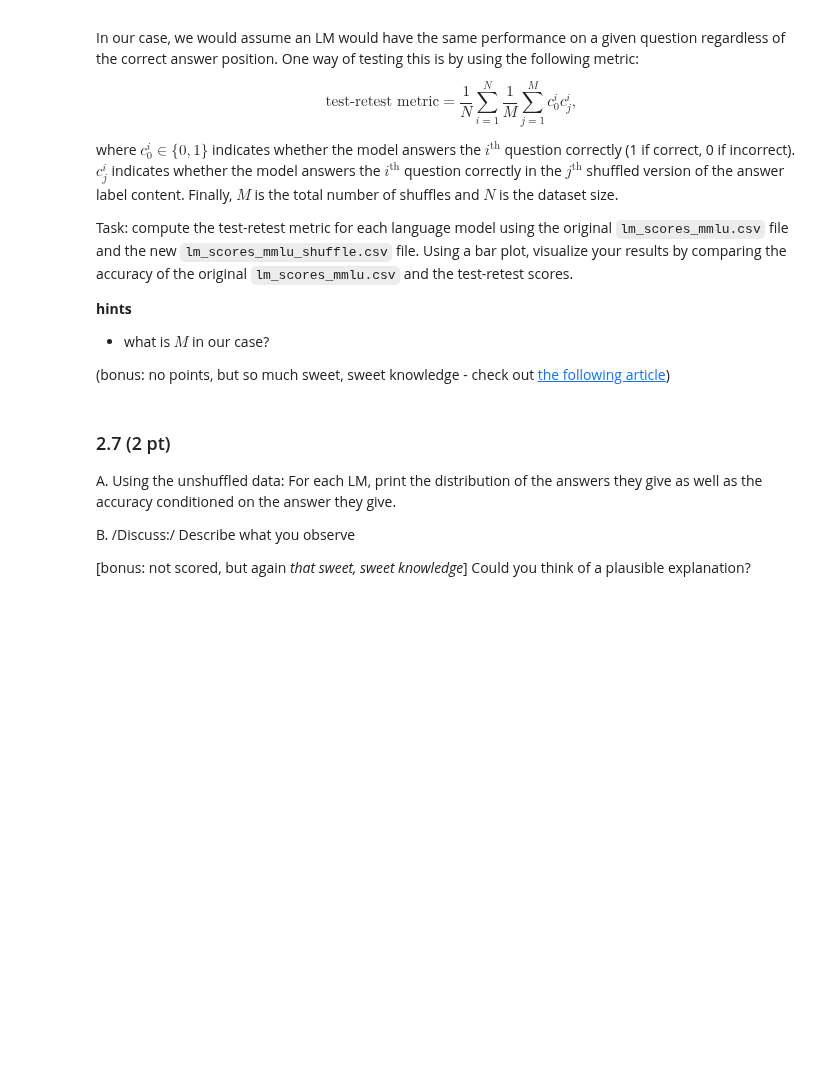
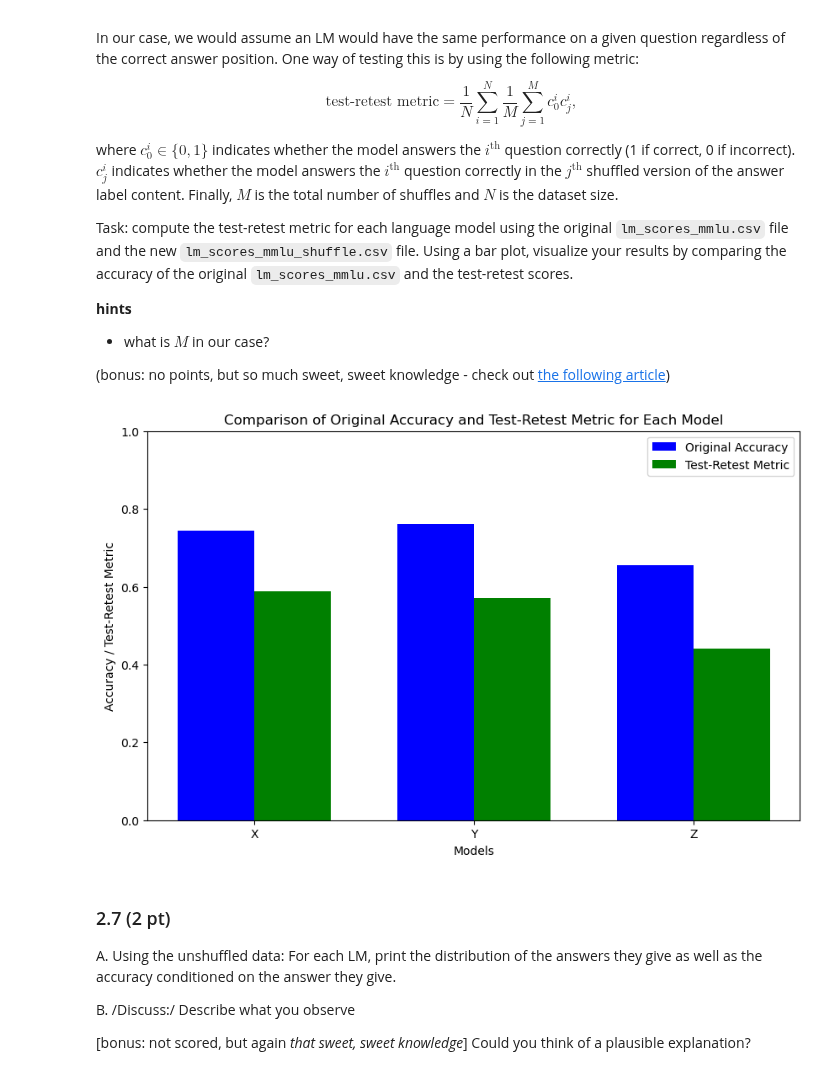
Before and after one commit to Ingridsm21/Data_Analysis, a Jupyter notebook: clinic1/DA-clinic1-empty.ipynb, the cells around one changed output. Cells and saved outputs as stored; diff of their text form; code cells hidden in the pictures; blank space fills up the shorter version.

Commit message:
Falta 2.7 + t-test

```diff
--- a/clinic1/DA-clinic1-empty.ipynb
+++ b/clinic1/DA-clinic1-empty.ipynb
@@ -750,6 +821,61 @@ Task: compute the test-retest metric for each language model using the original
 (bonus: no points, but so much sweet, sweet knowledge - check out [the following article](https://arxiv.org/pdf/2406.19470v1))
 # %%
 #fancy code
+
+# Loading datasets
+df_original = pd.read_csv('data/task_2/lm_scores_mmlu.csv')  # Loaded again for clarity purposes
+df_shuffled = pd.read_csv('data/task_2_5/lm_scores_mmlu_shuffle.csv')
+
+# Filter df
+grouped_original = df_original.groupby('model_name')
+grouped_shuffled = df_shuffled.groupby('model_name')
+
+# Mean accuracy
+mean_original = grouped_original["correct"].mean()
+
+
+# Computes test-retest metric
+def test_retests(group_original, group_shuffled):
+
+    c_original = group_original['correct'].astype(int)
+    c_shuffled = group_shuffled['correct'].astype(int)
+
+    test_retest = (c_original * c_shuffled).mean()
+
+    return test_retest
+
+test_retest_scores = {}
+for model in grouped_original.groups:
+
+    model_original = grouped_original.get_group(model)
+    model_shuffled = grouped_shuffled.get_group(model)
+
+    test_retest_scores[model] = test_retests(model_original, model_shuffled)
+
+
+models = list(test_retest_scores.keys())
+scores = list(test_retest_scores.values())
+mean_scores = mean_original[models].values
+x = np.arange(len(models))
+
+# Visualization
+fig, ax = plt.subplots(figsize=(10, 6))
+
+ax.bar(x - bar_width / 2, mean_scores, bar_width, label='Original Accuracy', color='blue')
+ax.bar(x + bar_width / 2, scores, bar_width, label='Test-Retest Metric', color='green')
+
+# Customize the plot
+ax.set_xlabel('Models')
+ax.set_ylabel('Accuracy / Test-Retest Metric')
+ax.set_title('Comparison of Original Accuracy and Test-Retest Metric for Each Model')
+ax.set_xticks(x)
+ax.set_xticklabels(models)
+ax.legend()
+
+plt.ylim(0, 1) # Displaying purposes
+plt.show()
+# %% [output]
+[figure, added]
 # %% [markdown]
 ### 2.7 (2 pt)
 
```
Also changed, not shown: parts of 4 cells of this notebook.
